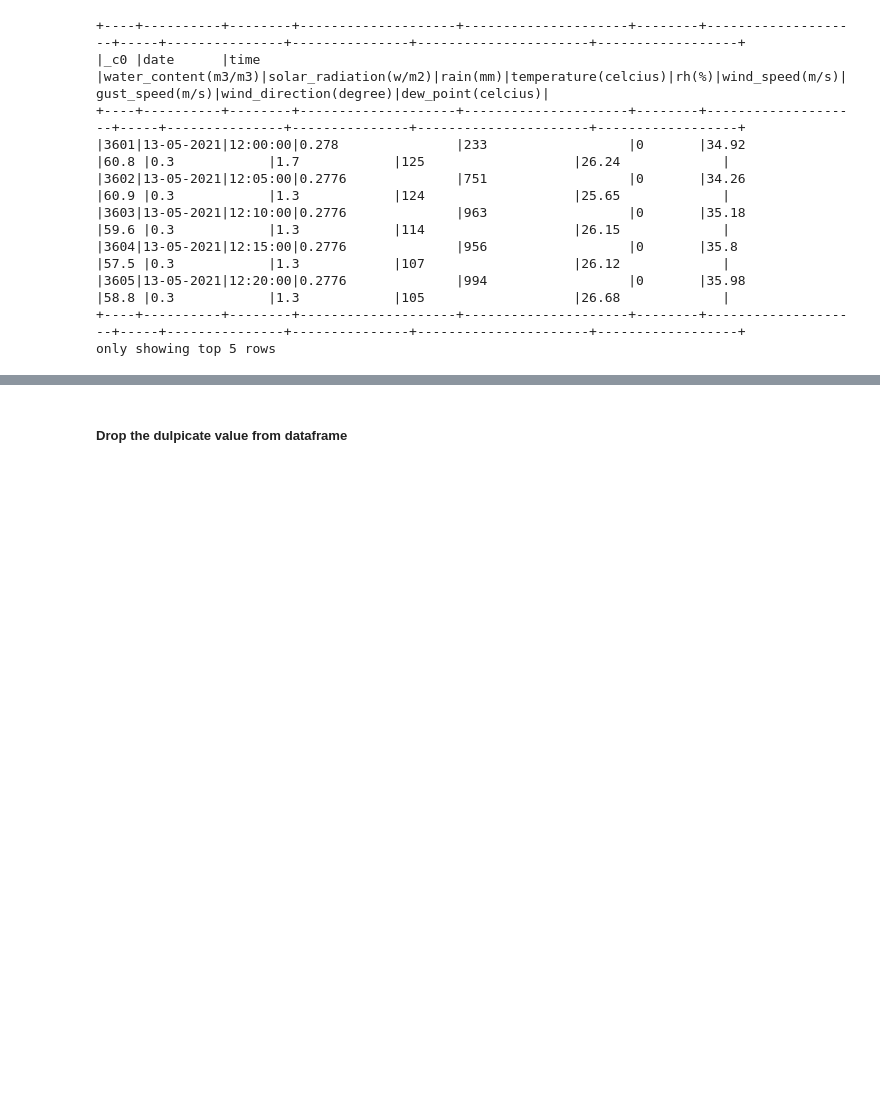
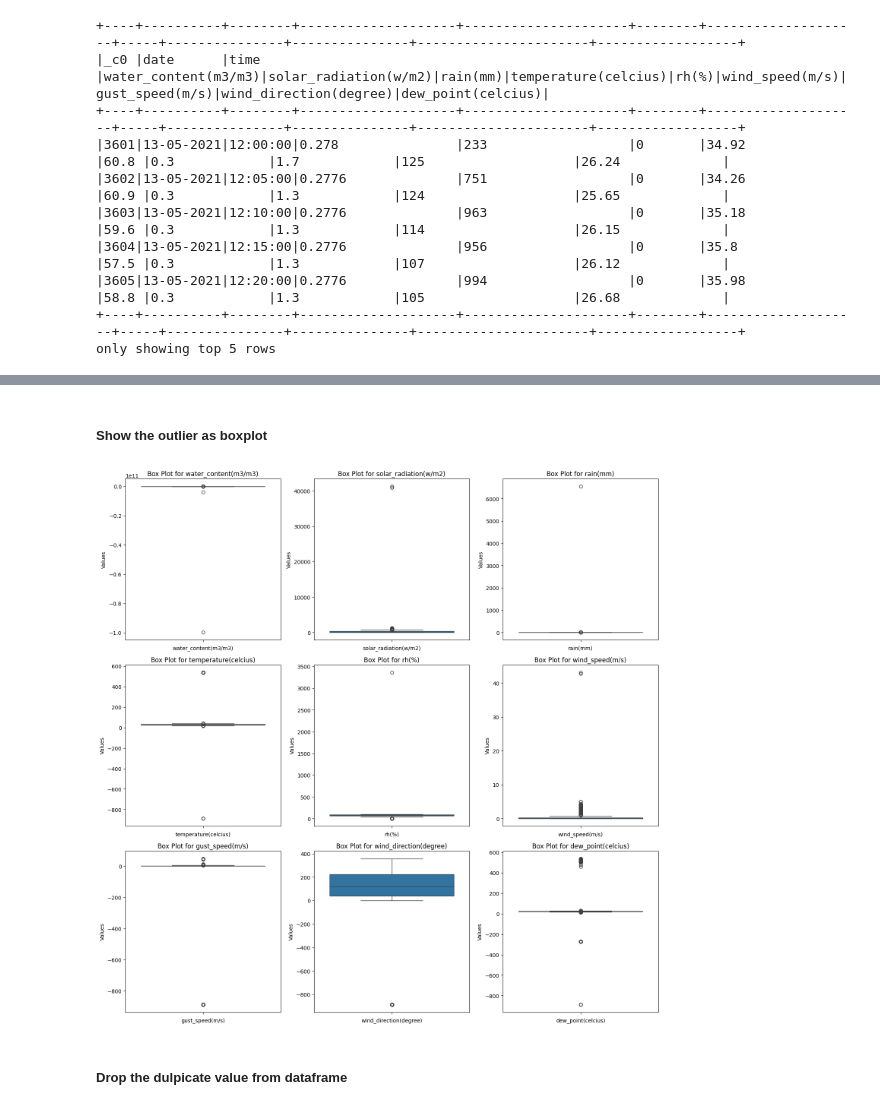
Before and after one commit to Cheapanha-Sok/Samsung-Innovation-Campus-Big-Data-Capstone-Project, a Jupyter notebook: Data_Cleaning.ipynb, the cells around one changed output, grey strips where cells are left out. Saved outputs shown, nothing was run; the diff lists cells and outputs as text; code cells hidden in the pictures; blank space fills up the shorter version.

Commit message:
update[cleaing] : deal_with_outlier

```diff
--- a/Data_Cleaning.ipynb
+++ b/Data_Cleaning.ipynb
@@ -123,0 +201,25 @@ only showing top 5 rows
+# %%
+from pyspark.sql import functions as F
+from pyspark.sql.types import NumericType
+
+
+# Identify numeric columns
+numeric_columns = [field.name for field in drop_c0_colunm.schema.fields if isinstance(field.dataType, NumericType)]
+
+# Iterate over numeric columns and check for outliers
+for column in numeric_columns:
+    outliers = find_outliers_IQR(drop_c0_colunm, column)
+    num_outliers = outliers.count()
+
+    if num_outliers > 0:
+        max_outlier = outliers.agg(F.max(column).alias('max_outlier')).collect()[0]['max_outlier']
+        min_outlier = outliers.agg(F.min(column).alias('min_outlier')).collect()[0]['min_outlier']
+        print(f"Column: {column}")
+        print(f"  Number of outliers: {num_outliers}")
+        print(f"  Max outlier value: {max_outlier}")
+        print(f"  Min outlier value: {min_outlier}")
+        print("-" * 40)
+    else:
+        print(f"Column: {column}")
+        print("  No outliers found.")
+        print("-" * 40)
@@ -124,3 +244,27 @@ only showing top 5 rows
+# %% [markdown]
+##### Show the outlier as boxplot
+# %%
+numeric_data = drop_c0_colunm.select(numeric_columns).toPandas()
+
+ncols = 3
+nrows = int(np.ceil(len(numeric_columns) / ncols))
+
+fig, axes = plt.subplots(nrows=nrows, ncols=ncols, figsize=(15, nrows * 5))
+
+axes = axes.flatten()
+
+for i, column in enumerate(numeric_columns):
+    sns.boxplot(data=numeric_data[column], ax=axes[i])
+    axes[i].set_ylabel("Values")
+    axes[i].set_xlabel(column)
+
+for i in range(len(numeric_columns), len(axes)):
+    axes[i].axis('off')
+
+plt.tight_layout()
+plt.show()
+# %% [output]
+[figure, added]
 # %% [markdown]
 ##### Drop the dulpicate value from dataframe
 # %%
```
Also changed, not shown: parts of 10 cells of this notebook, 8 other files.
